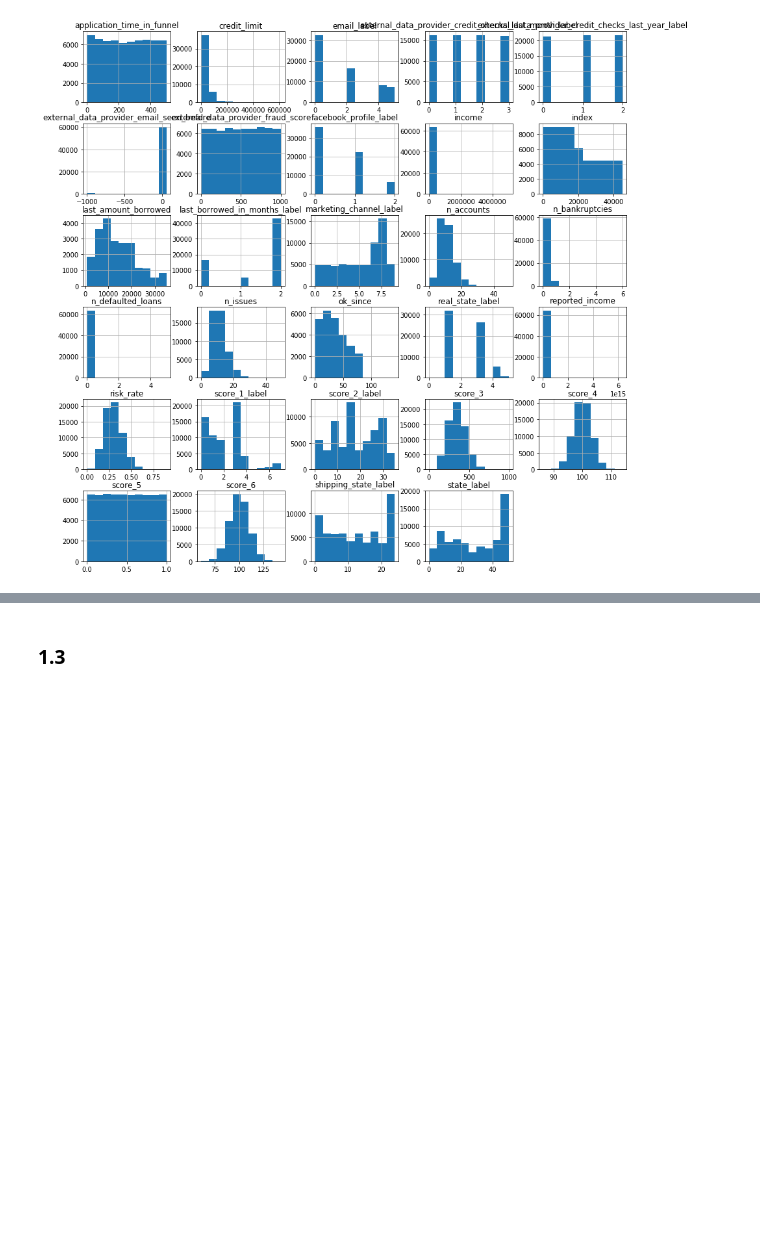
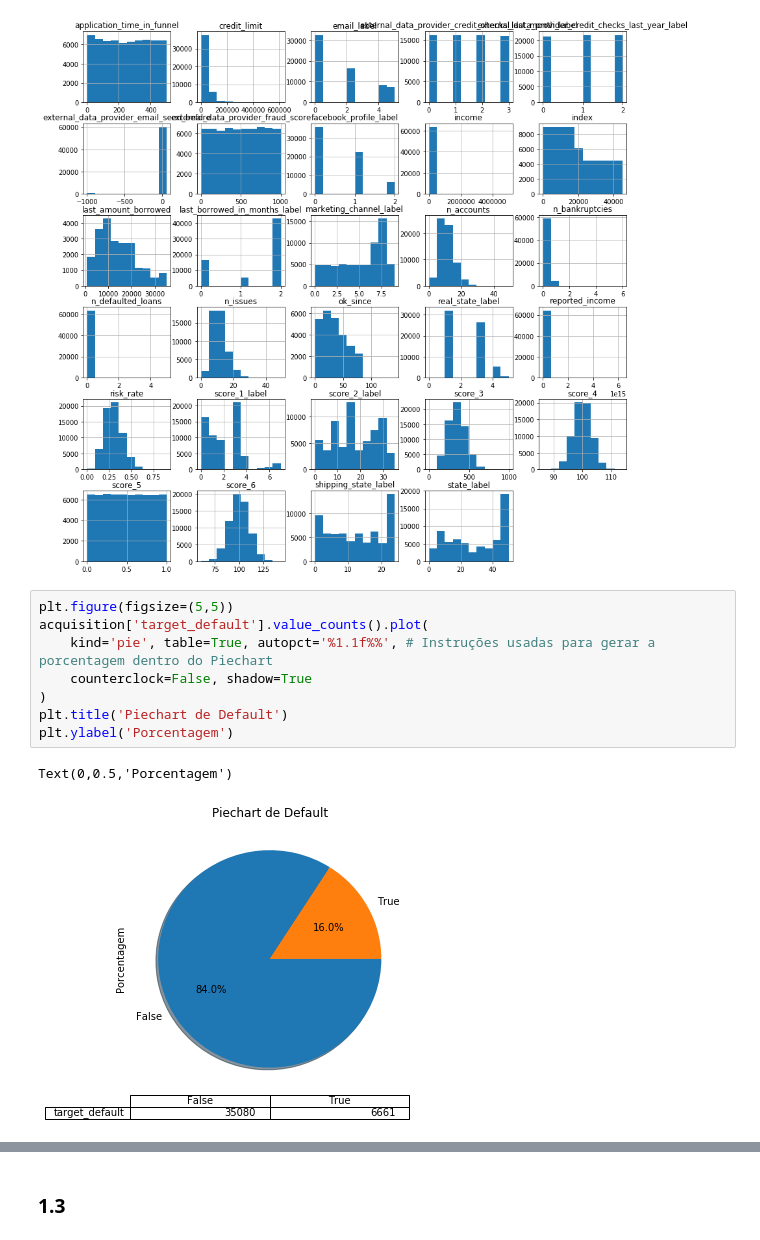
Before and after one commit to bicudorafa/-Development-Udacity_DataChallenge_Nubank, a Jupyter notebook: Case_Nubank.ipynb, the cells around one changed output, grey strips where cells are left out. Drawn from its saved outputs; the diff is of its cells as text; blank space fills up the shorter version.

```diff
--- a/Case_Nubank.ipynb
+++ b/Case_Nubank.ipynb
@@ -266,3 +275,14 @@ combo_X_clean.hist(figsize=(15,15))
 plt.show()
 # %% [output]
 [figure]
+# %%
+plt.figure(figsize=(5,5))
+acquisition['target_default'].value_counts().plot(
+    kind='pie', table=True, autopct='%1.1f%%', # Instruções usadas para gerar a porcentagem dentro do Piechart
+    counterclock=False, shadow=True
+)
+plt.title('Piechart de Default')
+plt.ylabel('Porcentagem')
+# %% [output]
+Text(0,0.5,'Porcentagem')
+[figure, added]
```
Also changed, not shown: parts of 42 cells of this notebook.
